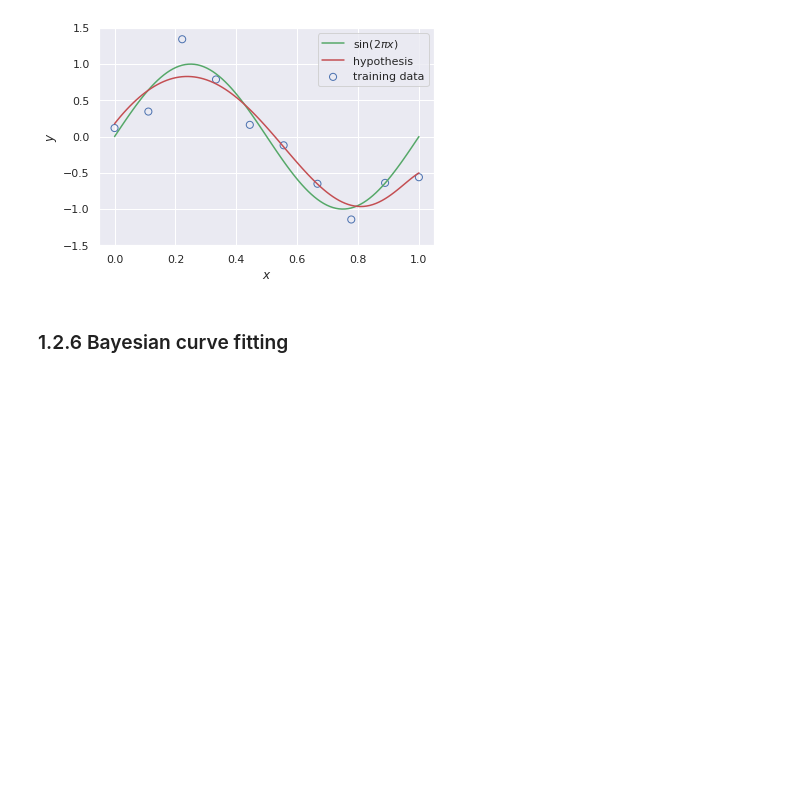
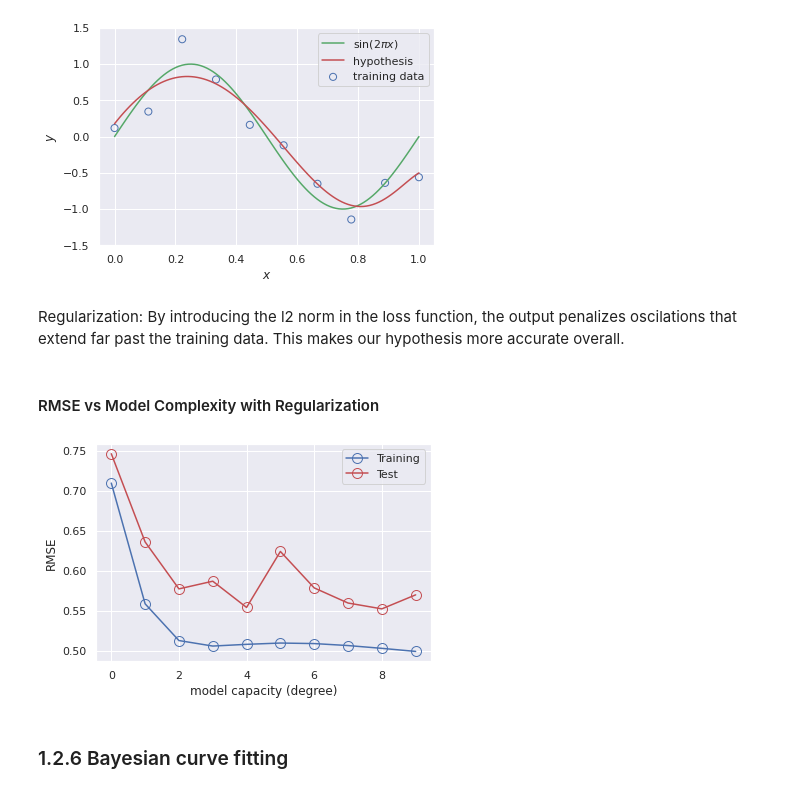
Before and after one commit to EJZ07/CS301_Ch1_Introduction, a Jupyter notebook: ch01_Introduction.ipynb, the cells around one changed output. Drawn from its saved outputs; the diff is of its cells as text; code cells hidden in the pictures; blank space fills up the shorter version.

```diff
--- a/ch01_Introduction.ipynb
+++ b/ch01_Introduction.ipynb
@@ -255,6 +237,37 @@ plt.ylabel('$y$')
 plt.show()
 # %% [output]
 [figure]
+# %% [markdown]
+Regularization:
+By introducing the l2 norm in the loss function, the output penalizes oscilations that extend far past the training data. This makes our hypothesis more accurate overall.
+# %% [markdown]
+#### RMSE vs Model Complexity with Regularization
+# %%
+def rmse(a, b):
+    return np.sqrt(np.mean(np.square(a - b)))
+
+training_errors = []
+test_errors = []
+
+for i in range(10):
+    feature = PolynomialFeature(i)
+    X_train = feature.transform(x_train)
+    X_test = feature.transform(x_test)
+
+    model = RidgeRegression()
+    model.fit(X_train, y_train)
+    y = model.predict(X_test)
+    training_errors.append(rmse(model.predict(X_train), y_train))
+    test_errors.append(rmse(model.predict(X_test), y_test + np.random.normal(scale=0.25, size=len(y_test))))
+
+plt.plot(training_errors, 'o-', mfc="none", mec="b", ms=10, c="b", label="Training")
+plt.plot(test_errors, 'o-', mfc="none", mec="r", ms=10, c="r", label="Test")
+plt.legend()
+plt.xlabel("model capacity (degree)")
+plt.ylabel("RMSE")
+plt.show()
+# %% [output]
+[figure, added]
 # %% [markdown]
 ### 1.2.6 Bayesian curve fitting
 # %%
```
Also changed, not shown: parts of 2 cells of this notebook.
